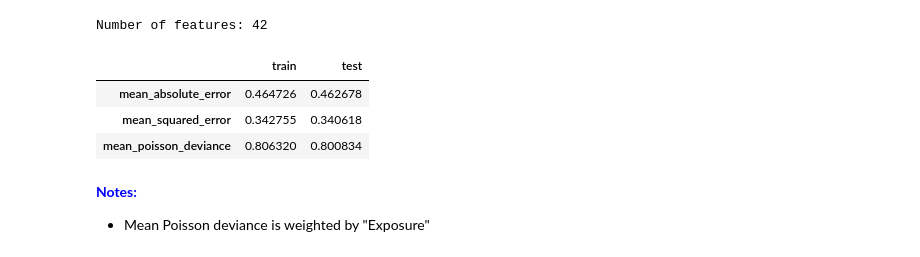
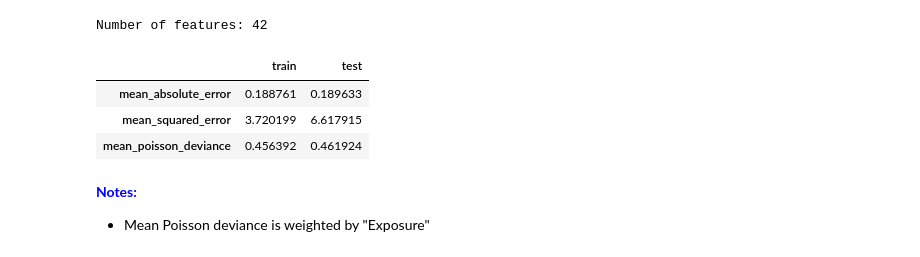
Before and after one commit to 10258392511/MLFIProjects, a Jupyter notebook: InsuranceClaimPred/assignment4_completed.ipynb, the cells around one changed output. Cells and saved outputs as stored; diff of their text form; code cells hidden in the pictures.

```diff
--- a/InsuranceClaimPred/assignment4_completed.ipynb
+++ b/InsuranceClaimPred/assignment4_completed.ipynb
@@ -40,8 +49,8 @@ torch.__version__, torch.cuda.is_available()
 # %%
 sns.set_theme()
 # %%
-DATA_FILENAME = "../data/freMTPL2freq.csv"
-SEED = 10
+DATA_FILENAME = "data/freMTPL2freq.csv"
+SEED = 100
 TEST_SIZE = .1
 
 NN_TRAIN_CONFIG = {
@@ -50,7 +59,22 @@ NN_TRAIN_CONFIG = {
     "lr": 1e-2,
     "seed": SEED,
     "val_size": 0.1,
+    "opt_cls": AdamW,
+    "scheduler_params": {
+        "model_cls": ReduceLROnPlateau,
+        "params": {
+            "mode": "min",
+            "factor": 0.5,
+            "patience": 10,
+            "min_lr": 1e-5,
+            "threshold": 1e-3,
+        },
+    },
 }
+
+TUNING_PARAMS = {
+    "n_trials": 15,
+}
 # %%
 def model_evaluation(model, X_train, y_train, weights_train, X_test, y_test, weights_test, y_train_pred=None, y_test_pred=None):
     metrics = [mean_absolute_error, mean_squared_error, mean_poisson_deviance]
@@ -160,13 +184,14 @@ def create_preprocessing_steps(if_norm=False, if_one_hot=False):
             StandardScaler(),
             make_column_selector(dtype_include="number"),
         ))
+
     if if_one_hot:
         tfms.append((
             "one_hot_enc",
             OneHotEncoder(handle_unknown="ignore"),
             make_column_selector(dtype_exclude="number"),
         ))
-    col_tfm = ColumnTransformer(tfms)
+    col_tfm = ColumnTransformer(tfms, remainder="passthrough")
 
     return col_tfm
 
@@ -276,16 +294,16 @@ Number of features: 42
 # %%
 # Print MAE, MSE and loss on train and test data sets
 metric_df = model_evaluation(
     model_pipeline,
-    X_train, y_train["Exposure"], y_train["ClaimFreq"],
-    X_test, y_test["Exposure"], y_test["ClaimFreq"],
+    X_train, y_train["ClaimFreq"], y_train["Exposure"],
+    X_test, y_test["ClaimFreq"], y_test["Exposure"],
 )
 metric_df
 # %% [output]
 |  | train | test |
-| mean_absolute_error | 0.464726 | 0.462678 |
-| mean_squared_error | 0.342755 | 0.340618 |
-| mean_poisson_deviance | 0.806320 | 0.800834 |
+| mean_absolute_error | 0.188761 | 0.189633 |
+| mean_squared_error | 3.720199 | 6.617915 |
+| mean_poisson_deviance | 0.456392 | 0.461924 |
 # %% [markdown]
 <span style="color: blue;"><b>Notes:</b></span>
 - Mean Poisson deviance is weighted by "Exposure"
```
Also changed, not shown: parts of 16 cells of this notebook, 4 other files.
